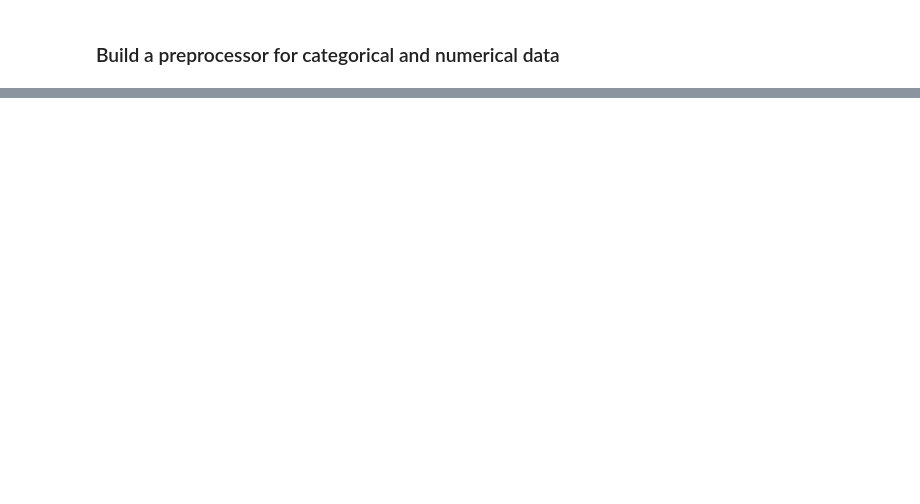
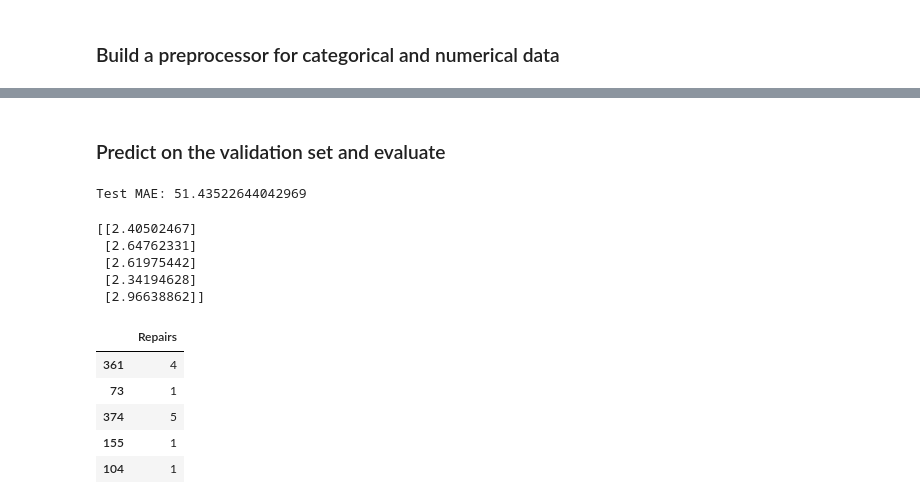
Before and after one commit to EthanDebnath/hacksmu-v, a Jupyter notebook: wayne-train.ipynb, the cells around one changed output, grey strips where cells are left out. Saved outputs shown, nothing was run; the diff lists cells and outputs as text; code cells hidden in the pictures; blank space fills up the shorter version.

```diff
--- a/wayne-train.ipynb
+++ b/wayne-train.ipynb
@@ -95,0 +137,29 @@ ValueError: A given column is not a column of the dataframe
+# %% [markdown]
+### Predict on the validation set and evaluate
+# %%
+# Y_pred = model.predict(X_test)
+# mae = mean_absolute_error(Y_test, Y_pred)
+# rmse = np.sqrt(mean_squared_error(Y_test, Y_pred))
+
+# print("Mean Absolute Error:", mae)
+# print("Root Mean Squared Error:", rmse)
+
+test_loss, test_mae = model.evaluate(X_test, Y_test, verbose=0)
+print(f"Test MAE: {test_mae}")
+# %% [output]
+Test MAE: 51.43522644042969
+# %%
+print(Y_pred[0:5])
+Y_test.head()
+# %% [output]
+[[2.40502467]
+ [2.64762331]
+ [2.61975442]
+ [2.34194628]
+ [2.96638862]]
+|  | Repairs |
+| 361 | 4 |
+| 73 | 1 |
+| 374 | 5 |
+| 155 | 1 |
+| 104 | 1 |
```
Also changed, not shown: parts of 10 cells of this notebook.
